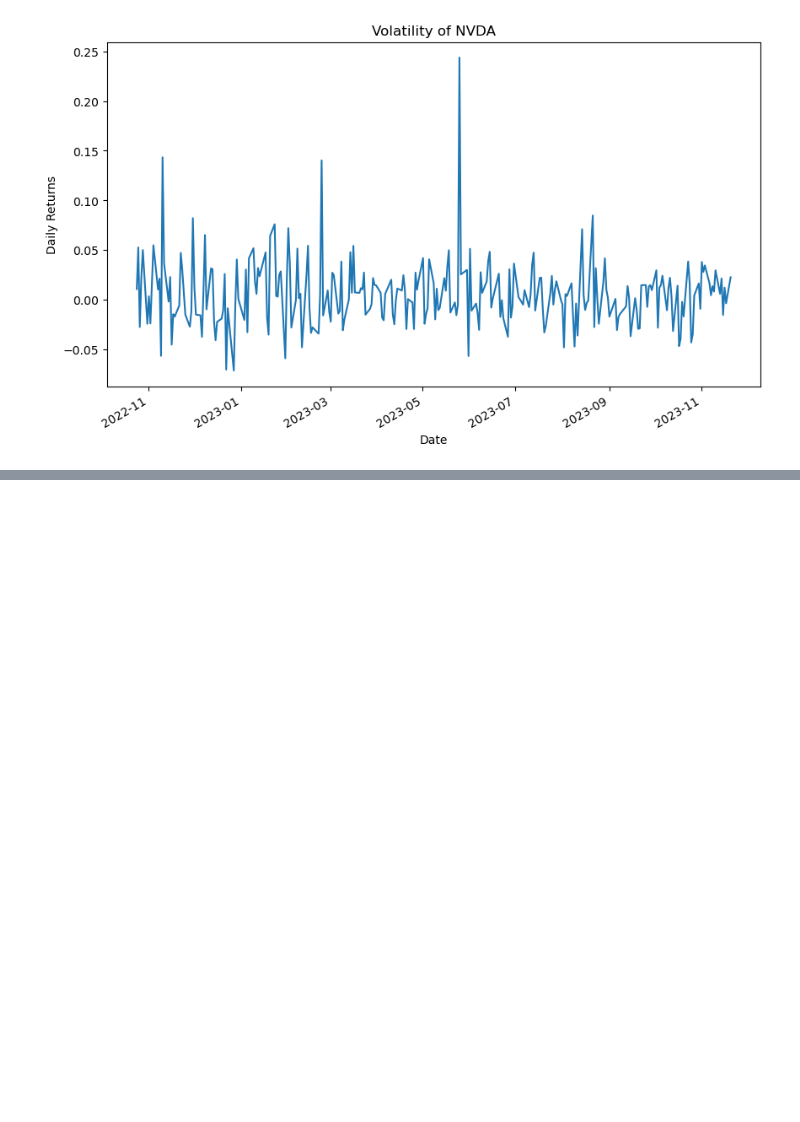
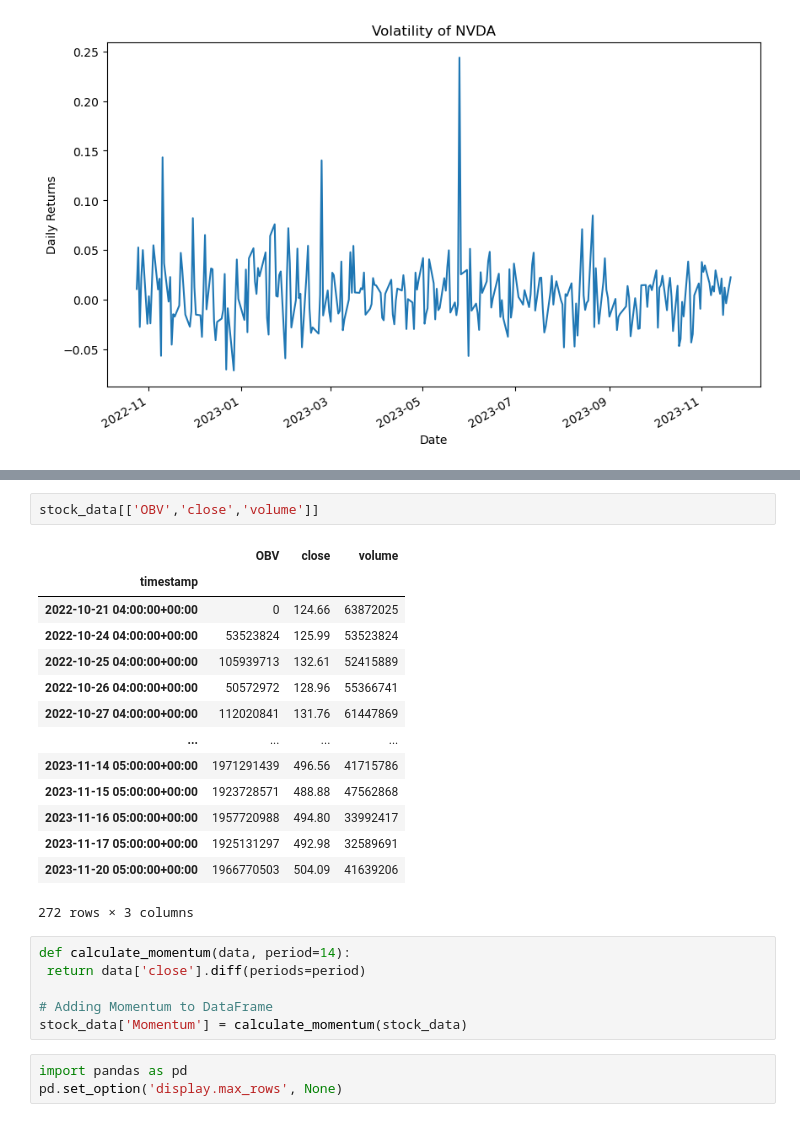
Before and after one commit to kyp0717/aiagent_learn, a Jupyter notebook: learn/adv_momentum.ipynb, the cells around one changed output, grey strips where cells are left out. Saved outputs shown, nothing was run; the diff lists cells and outputs as text; blank space fills up the shorter version.

```diff
--- a/learn/adv_momentum.ipynb
+++ b/learn/adv_momentum.ipynb
@@ -34,0 +59,26 @@ plt.show()
+# %%
+stock_data[['OBV','close','volume']]
+# %% [output]
+|  | OBV | close | volume |
+| timestamp |  |  |  |
+| 2022-10-21 04:00:00+00:00 | 0 | 124.66 | 63872025 |
+| 2022-10-24 04:00:00+00:00 | 53523824 | 125.99 | 53523824 |
+| 2022-10-25 04:00:00+00:00 | 105939713 | 132.61 | 52415889 |
+| 2022-10-26 04:00:00+00:00 | 50572972 | 128.96 | 55366741 |
+| 2022-10-27 04:00:00+00:00 | 112020841 | 131.76 | 61447869 |
+| ... | ... | ... | ... |
+| 2023-11-14 05:00:00+00:00 | 1971291439 | 496.56 | 41715786 |
+| 2023-11-15 05:00:00+00:00 | 1923728571 | 488.88 | 47562868 |
+| 2023-11-16 05:00:00+00:00 | 1957720988 | 494.80 | 33992417 |
+| 2023-11-17 05:00:00+00:00 | 1925131297 | 492.98 | 32589691 |
+| 2023-11-20 05:00:00+00:00 | 1966770503 | 504.09 | 41639206 |
+272 rows × 3 columns
+# %%
+def calculate_momentum(data, period=14):
+ return data['close'].diff(periods=period)
+
+# Adding Momentum to DataFrame
+stock_data['Momentum'] = calculate_momentum(stock_data)
+# %%
+import pandas as pd
+pd.set_option('display.max_rows', None)
```
Also changed, not shown: parts of 3 cells of this notebook, 6 other files.
